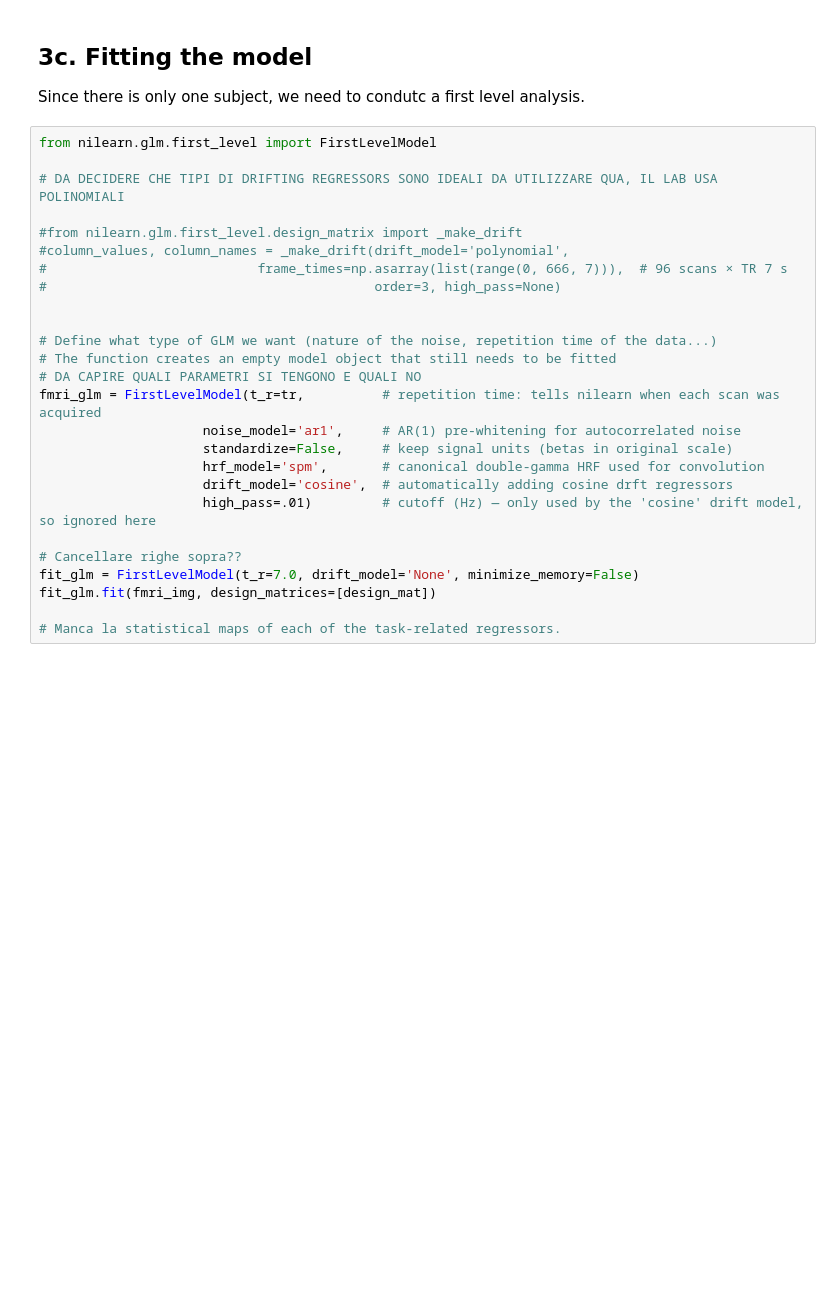
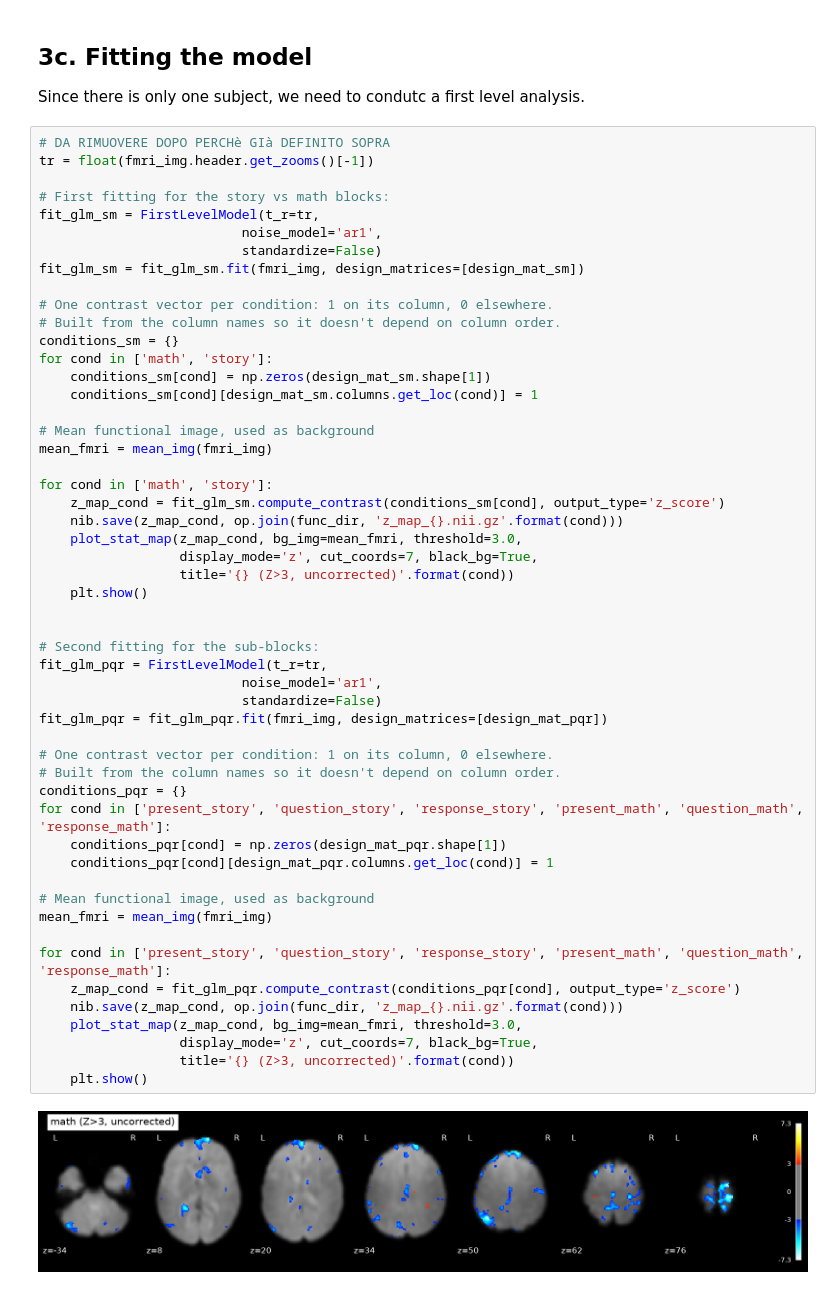
Before and after one commit to riccardobonagura/NSSP_project_1, a Jupyter notebook: notebooks/Part1_GLM.ipynb, the cells around one changed output. Drawn from its saved outputs; the diff is of its cells as text; blank space fills up the shorter version.

```diff
--- a/notebooks/Part1_GLM.ipynb
+++ b/notebooks/Part1_GLM.ipynb
@@ -502,28 +612,56 @@ plt.show()
 ## 3c. Fitting the model
 Since there is only one subject, we need to condutc a first level analysis.
 # %%
-from nilearn.glm.first_level import FirstLevelModel
+# DA RIMUOVERE DOPO PERCHè GIà DEFINITO SOPRA
+tr = float(fmri_img.header.get_zooms()[-1])
 
-# DA DECIDERE CHE TIPI DI DRIFTING REGRESSORS SONO IDEALI DA UTILIZZARE QUA, IL LAB USA POLINOMIALI
+# First fitting for the story vs math blocks:
+fit_glm_sm = FirstLevelModel(t_r=tr,
+                          noise_model='ar1',
+                          standardize=False)
+fit_glm_sm = fit_glm_sm.fit(fmri_img, design_matrices=[design_mat_sm])
 
-#from nilearn.glm.first_level.design_matrix import _make_drift
-#column_values, column_names = _make_drift(drift_model='polynomial',
-#                           frame_times=np.asarray(list(range(0, 666, 7))),  # 96 scans × TR 7 s
-#                                          order=3, high_pass=None)
+# One contrast vector per condition: 1 on its column, 0 elsewhere.
+# Built from the column names so it doesn't depend on column order.
+conditions_sm = {}
+for cond in ['math', 'story']:
+    conditions_sm[cond] = np.zeros(design_mat_sm.shape[1])
+    conditions_sm[cond][design_mat_sm.columns.get_loc(cond)] = 1
+
+# Mean functional image, used as background
+mean_fmri = mean_img(fmri_img)
+
+for cond in ['math', 'story']:
+    z_map_cond = fit_glm_sm.compute_contrast(conditions_sm[cond], output_type='z_score')
+    nib.save(z_map_cond, op.join(func_dir, 'z_map_{}.nii.gz'.format(cond)))
+    plot_stat_map(z_map_cond, bg_img=mean_fmri, threshold=3.0,
+                  display_mode='z', cut_coords=7, black_bg=True,
+                  title='{} (Z>3, uncorrected)'.format(cond))
+    plt.show()
 
 
-# Define what type of GLM we want (nature of the noise, repetition time of the data...)
-# The function creates an empty model object that still needs to be fitted
-# DA CAPIRE QUALI PARAMETRI SI TENGONO E QUALI NO
-fmri_glm = FirstLevelModel(t_r=tr,          # repetition time: tells nilearn when each scan was acquired
-			         noise_model='ar1',     # AR(1) pre-whitening for autocorrelated noise
-			         standardize=False,     # keep signal units (betas in original scale)
-			         hrf_model='spm',       # canonical double-gamma HRF used for convolution
-			         drift_model='cosine',  # automatically adding cosine drft regressors
-			         high_pass=.01)         # cutoff (Hz) — only used by the 'cosine' drift model, so ignored here
+# Second fitting for the sub-blocks:
+fit_glm_pqr = FirstLevelModel(t_r=tr,
+                          noise_model='ar1',
+                          standardize=False)
+fit_glm_pqr = fit_glm_pqr.fit(fmri_img, design_matrices=[design_mat_pqr])
 
-# Cancellare righe sopra??
-fit_glm = FirstLevelModel(t_r=7.0, drift_model='None', minimize_memory=False)
-fit_glm.fit(fmri_img, design_matrices=[design_mat])
+# One contrast vector per condition: 1 on its column, 0 elsewhere.
+# Built from the column names so it doesn't depend on column order.
+conditions_pqr = {}
+for cond in ['present_story', 'question_story', 'response_story', 'present_math', 'question_math', 'response_math']:
+    conditions_pqr[cond] = np.zeros(design_mat_pqr.shape[1])
+    conditions_pqr[cond][design_mat_pqr.columns.get_loc(cond)] = 1
 
-# Manca la statistical maps of each of the task-related regressors.
+# Mean functional image, used as background
+mean_fmri = mean_img(fmri_img)
+
+for cond in ['present_story', 'question_story', 'response_story', 'present_math', 'question_math', 'response_math']:
+    z_map_cond = fit_glm_pqr.compute_contrast(conditions_pqr[cond], output_type='z_score')
+    nib.save(z_map_cond, op.join(func_dir, 'z_map_{}.nii.gz'.format(cond)))
+    plot_stat_map(z_map_cond, bg_img=mean_fmri, threshold=3.0,
+                  display_mode='z', cut_coords=7, black_bg=True,
+                  title='{} (Z>3, uncorrected)'.format(cond))
+    plt.show()
+# %% [output]
+[figure, added]
```
Also changed, not shown: parts of 20 cells of this notebook, 1 other file.
